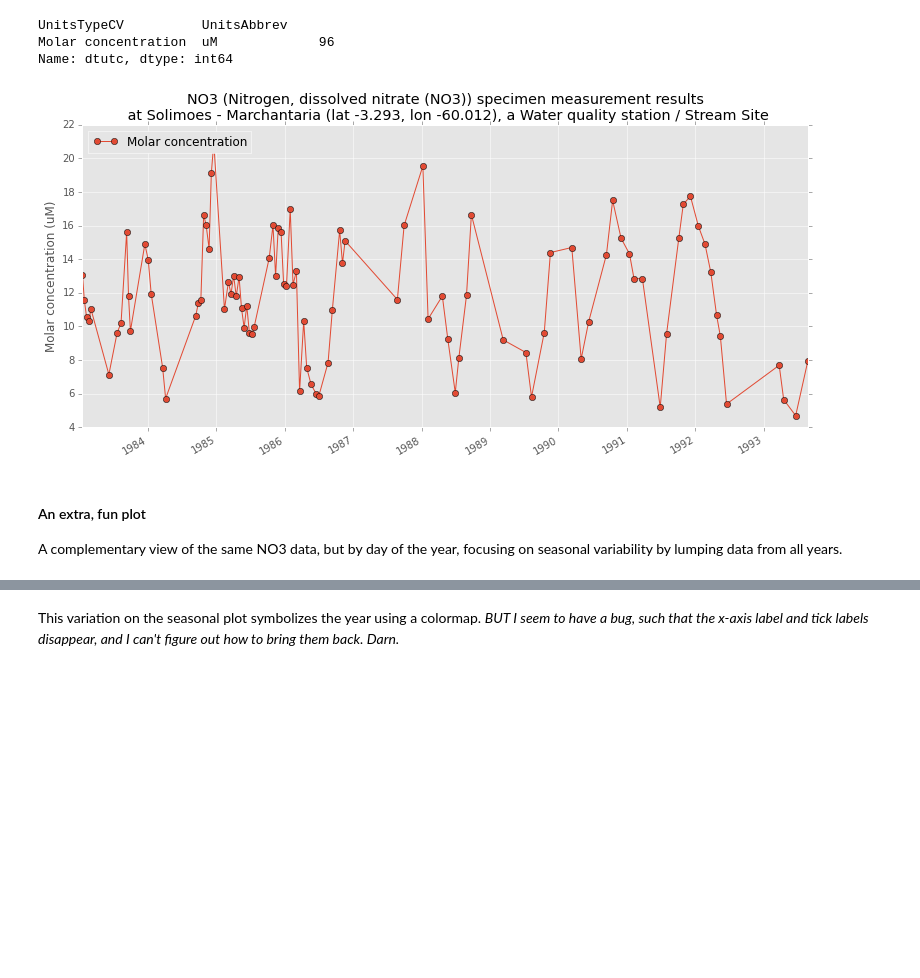
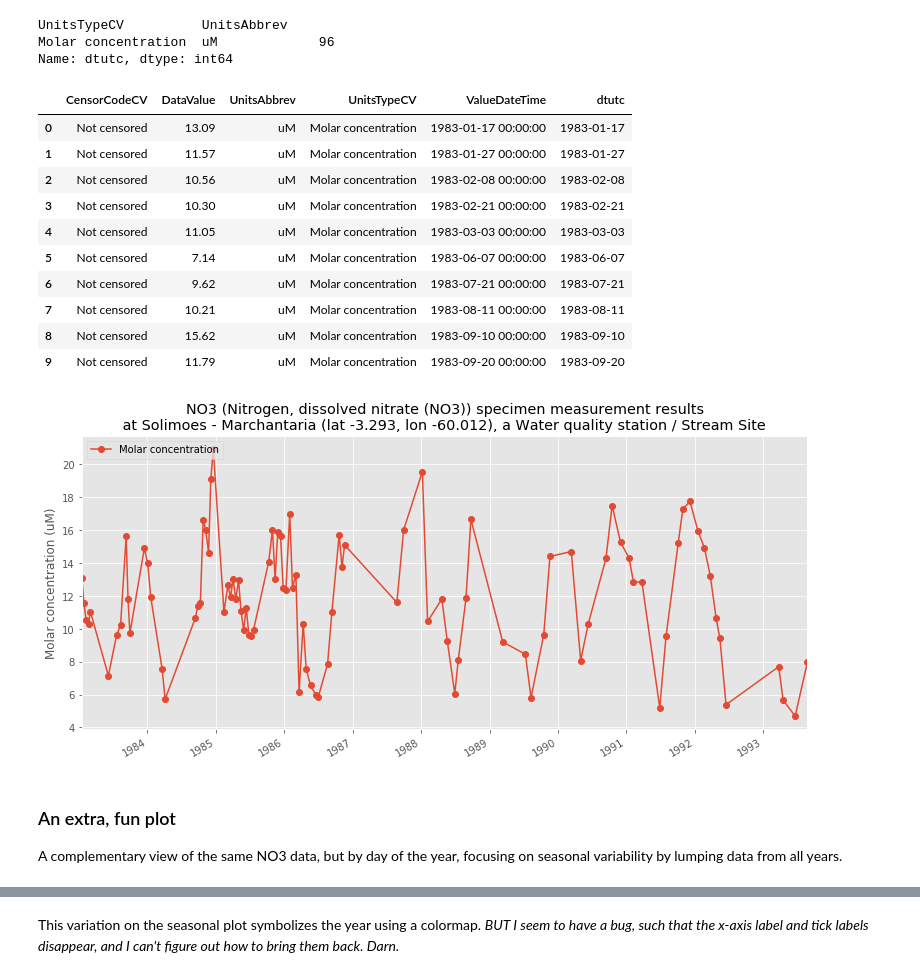
Before and after one commit to BiG-CZ/BiG-CZ-Toolbox, a Jupyter notebook: ipynotebooks/ODM2RESTdemo_MarchantariaUseCase.ipynb, the cells around one changed output, grey strips where cells are left out. Saved outputs shown, nothing was run; the diff lists cells and outputs as text; code cells hidden in the pictures; blank space fills up the shorter version.

```diff
--- a/ipynotebooks/ODM2RESTdemo_MarchantariaUseCase.ipynb
+++ b/ipynotebooks/ODM2RESTdemo_MarchantariaUseCase.ipynb
@@ -221,22 +260,37 @@ resultvalue_df.groupby(['UnitsTypeCV', 'UnitsAbbrev']).dtutc.nunique()
 UnitsTypeCV          UnitsAbbrev
 Molar concentration  uM             96
 Name: dtutc, dtype: int64
+# %%
+resultvalue_df.head(10)
+# %% [output]
+|  | CensorCodeCV | DataValue | UnitsAbbrev | UnitsTypeCV | ValueDateTime | dtutc |
+| 0 | Not censored | 13.09 | uM | Molar concentration | 1983-01-17 00:00:00 | 1983-01-17 |
+| 1 | Not censored | 11.57 | uM | Molar concentration | 1983-01-27 00:00:00 | 1983-01-27 |
+| 2 | Not censored | 10.56 | uM | Molar concentration | 1983-02-08 00:00:00 | 1983-02-08 |
+| 3 | Not censored | 10.30 | uM | Molar concentration | 1983-02-21 00:00:00 | 1983-02-21 |
+| 4 | Not censored | 11.05 | uM | Molar concentration | 1983-03-03 00:00:00 | 1983-03-03 |
+| 5 | Not censored | 7.14 | uM | Molar concentration | 1983-06-07 00:00:00 | 1983-06-07 |
+| 6 | Not censored | 9.62 | uM | Molar concentration | 1983-07-21 00:00:00 | 1983-07-21 |
+| 7 | Not censored | 10.21 | uM | Molar concentration | 1983-08-11 00:00:00 | 1983-08-11 |
+| 8 | Not censored | 15.62 | uM | Molar concentration | 1983-09-10 00:00:00 | 1983-09-10 |
+| 9 | Not censored | 11.79 | uM | Molar concentration | 1983-09-20 00:00:00 | 1983-09-20 |
 # %%
 plt.figure(figsize=(13,6))
 
 df = resultvalue_df
 df.set_index('dtutc', inplace=True)
-ax = df['DataValue'].plot(style='o-', label=df.ix[0].UnitsTypeCV)
+ax = df['DataValue'].plot(style='o-', label=df.iloc[0].UnitsTypeCV)
 ax.set_ylabel(create_ylabel(df))
 
 ax.legend(loc=2)
 ax.xaxis.grid(True, which="major")
 ax.set_xlabel('')
+
 ax.set_title(get_title(VariableCode, observations, SiteRelatedSF, lat, lon));
 # %% [output]
-[figure, old version]
+[figure, new version]
 # %% [markdown]
-#### An extra, fun plot
+### An extra, fun plot
 A complementary view of the same NO3 data, but by day of the year, focusing on seasonal variability by lumping data from all years.
 # %%
 df['dayofyear'] = df.index.dayofyear
```
Also changed, not shown: parts of 40 cells of this notebook.
